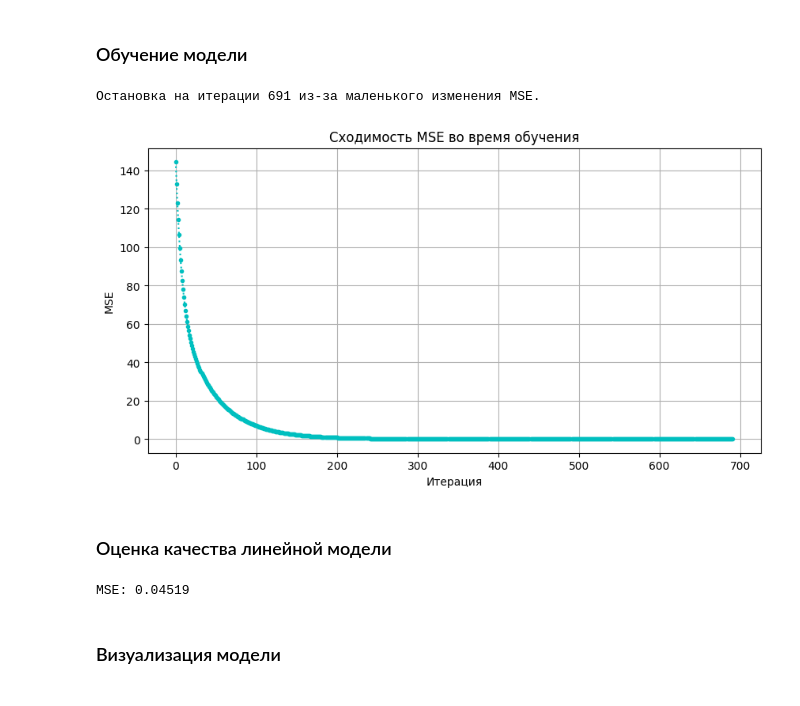
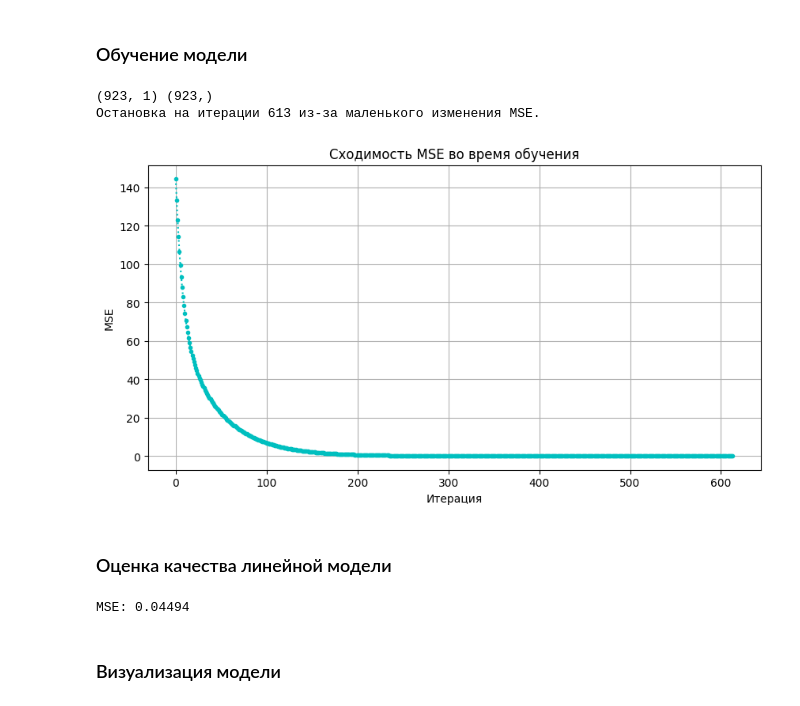
Before and after one commit to saitovmarat/Neural-Networks, a Jupyter notebook: Task_1/main.ipynb, the cells around one changed output. Drawn from its saved outputs; the diff is of its cells as text; code cells hidden in the pictures.

```diff
--- a/Task_1/main.ipynb
+++ b/Task_1/main.ipynb
@@ -28,7 +29,7 @@ $$
 features_train = []
 prices = []
 
-with open('./preprocessed_data.csv', 'r') as csvfile:
+with open('./dataset/preprocessed_data.csv', 'r') as csvfile:
     reader = csv.DictReader(csvfile)
 
     featuresTitles = { key: [] for key in reader.fieldnames if key != 'SalePrice' }
@@ -63,7 +64,7 @@ print(f"Лучший признак: {best_feature} (корреляция: {corr
 # %%
 # best_feature = 'LotArea'
 
-with open('./preprocessed_data.csv', 'r') as csvfile:
+with open('./dataset/preprocessed_data.csv', 'r') as csvfile:
     reader = csv.DictReader(csvfile)
     for row in reader:
         if row[best_feature] == 'NA' or row['SalePrice'] == 'NA':
@@ -87,9 +88,6 @@ x_train, x_test, y_train, y_test = train_test_split(
 scaler = StandardScaler()
 x_train = scaler.fit_transform(x_train)
 x_test = scaler.transform(x_test)
-
-# noise_train = np.random.uniform(-0.1, 0.1, size=x_train.shape)
-# x_train += noise_train
 # %% [markdown]
 ### Визуализация данных
 # %%
@@ -183,20 +181,23 @@ class LinearRegression:
 # %% [markdown]
 ### Обучение модели
 # %%
-model = LinearRegression(degree=3)
+print(x_train.shape, y_train.shape)
+
+model = LinearRegression(degree=2)
 model.train(x_train, y_train)
 
 mseHistory = model.getHistory()
 plt.figure(figsize=(10, 5))
 plt.plot(mseHistory, marker='.', linestyle=':', color='c')
 plt.title('Сходимость MSE во время обучения')
 plt.xlabel('Итерация')
 plt.ylabel('MSE')
 plt.grid(True)
 plt.show()
 # %% [output]
-Остановка на итерации 691 из-за маленького изменения MSE.
+(923, 1) (923,)
+Остановка на итерации 613 из-за маленького изменения MSE.
-[figure, old version]
+[figure, new version]
 # %% [markdown]
 ### Оценка качества линейной модели
 # %%
@@ -204,7 +205,7 @@ y_pred = model.predict(x_test)
 mse = np.mean((y_pred - y_test) ** 2)
 print(f"MSE: {mse:.5f}")
 # %% [output]
-MSE: 0.04519
+MSE: 0.04494
 # %% [markdown]
 ### Визуализация модели
 # %% [markdown]
```
Also changed, not shown: parts of 11 cells of this notebook, 8 other files.
